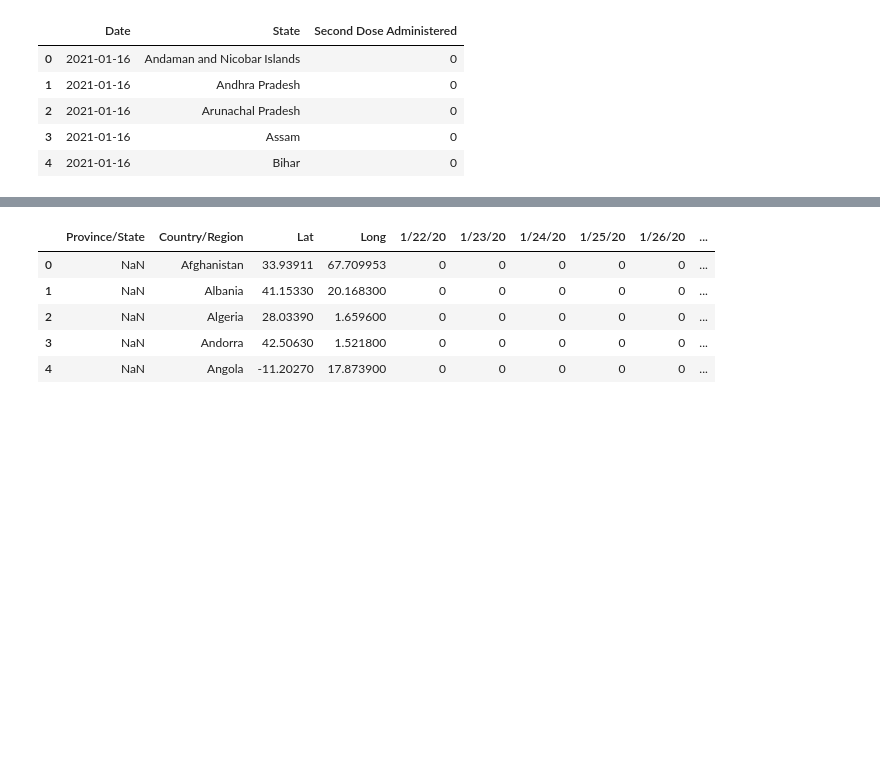
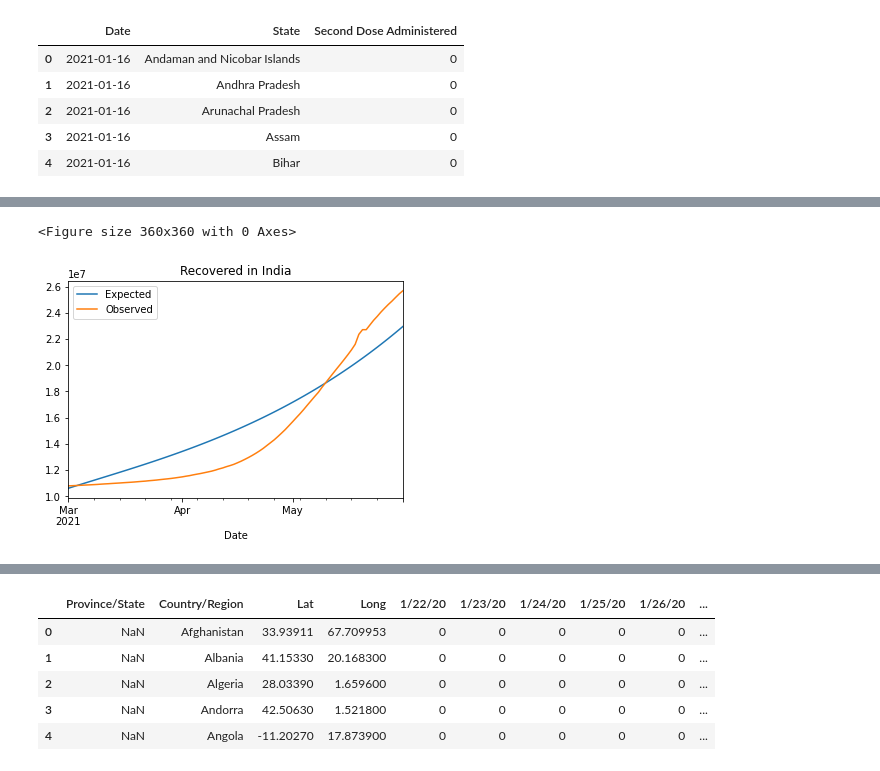
Before and after one commit to rajrathi/COVIDModelSimulation, a Jupyter notebook: Code/newcovidresearch.ipynb, the cells around one changed output, grey strips where cells are left out. Cells and saved outputs as stored; diff of their text form; code cells hidden in the pictures; blank space fills up the shorter version.

```diff
--- a/Code/newcovidresearch.ipynb
+++ b/Code/newcovidresearch.ipynb
@@ -295,0 +283,11 @@ fig.show()
+# %%
+plt.figure(figsize=(5,5))
+eo_india.plot(x='Date', y = ['e_Recovered', 'o_Recovered'])
+L = plt.legend()
+L.get_texts()[0].set_text('Expected')
+L.get_texts()[1].set_text('Observed')
+plt.title('Recovered in India')
+plt.show()
+# %% [output]
+<Figure size 360x360 with 0 Axes>
+[figure, added]
```
Also changed, not shown: parts of 107 cells of this notebook, 2 other files.
